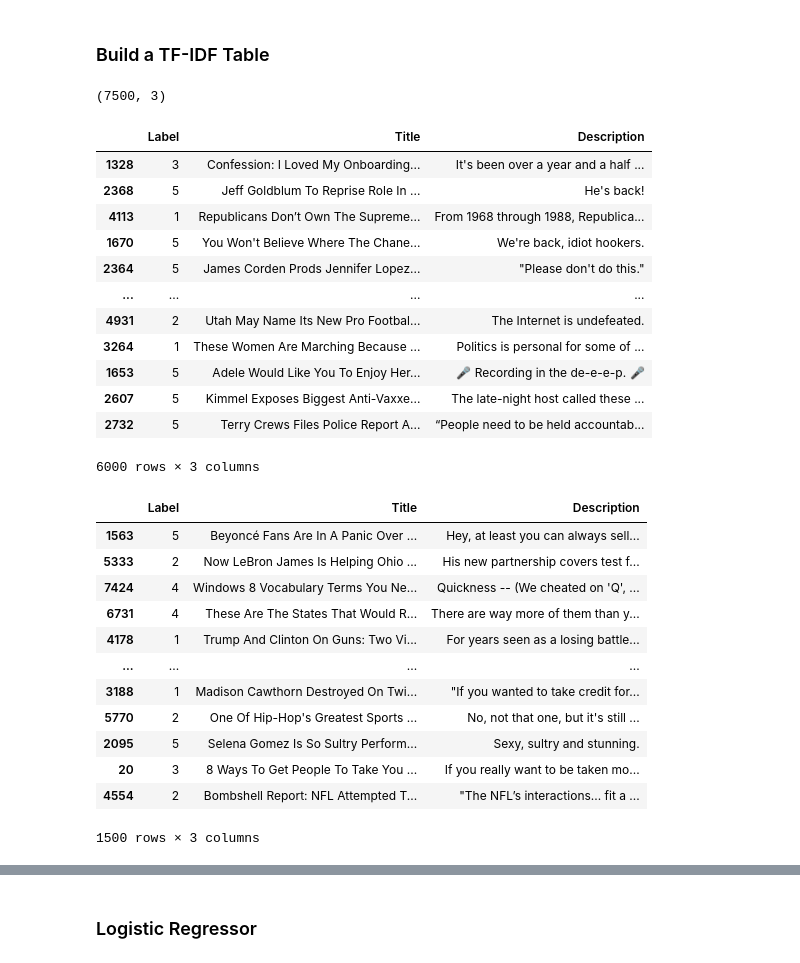
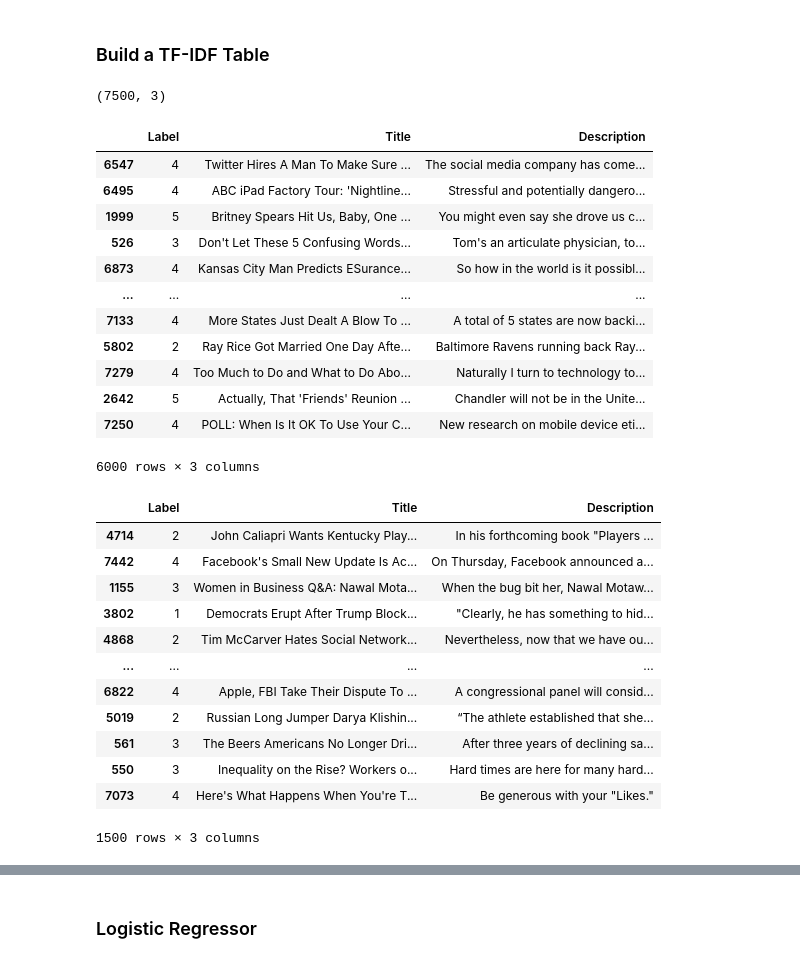
Before and after one commit to hotbox-works/News-Classification-Project, a Jupyter notebook: project1.ipynb, the cells around one changed output, grey strips where cells are left out. Saved outputs shown, nothing was run; the diff lists cells and outputs as text; code cells hidden in the pictures.

```diff
--- a/project1.ipynb
+++ b/project1.ipynb
@@ -44,21 +54,24 @@ DEVICE: cuda
 # %% [markdown]
 ## Data Load & Preprocessing
 # %%
-source_a_train = pd.read_csv("./dataset/dataset_a_train.csv")
-source_a_test = pd.read_csv("./dataset/dataset_a_test.csv")
+# Set A
+SOURCE_A_TRAIN = pd.read_csv("./dataset/dataset_a_train.csv")
+SOURCE_A_TEST = pd.read_csv("./dataset/dataset_a_test.csv")
 
-display(source_a_train.head())
-display(source_a_test.head())
+display(SOURCE_A_TRAIN.head())
+display(SOURCE_A_TEST.head())
 
-source_b_test = pd.read_csv("./dataset/dataset_b_test.csv")
+# Set B
+SOURCE_B_TEST = pd.read_csv("./dataset/dataset_b_test.csv")
 
-display(source_b_test.head())
+display(SOURCE_B_TEST.head())
 
-source_c_train = pd.read_csv("./dataset/dataset_c_train.csv")
-source_c_test = pd.read_csv("./dataset/dataset_c_test.csv")
+# Set C
+SOURCE_C_TRAIN = pd.read_csv("./dataset/dataset_c_train.csv")
+SOURCE_C_TEST = pd.read_csv("./dataset/dataset_c_test.csv")
 
-display(source_c_train.head())
-display(source_c_test.head())
+display(SOURCE_C_TRAIN.head())
+display(SOURCE_C_TEST.head())
 # %% [output]
 |  | Label | Title | Description |
 | 0 | 3 | Huge California Gas Leak Will Com... | A relief well that the company be... |
@@ -114,36 +127,42 @@ _Note_: Labels 2, 3, and 4 have matching meanings across all three datasets. Lab
 # %% [markdown]
 ### Build a TF-IDF Table
 # %%
-a_train, a_val = train_test_split(source_a_train, test_size=0.2, random_state=0)
+# Set A
+a_train, a_validation = train_test_split(
+    SOURCE_A_TRAIN,
+    test_size=0.2,
+    random_state=0,
+    stratify=SOURCE_A_TRAIN["Label"]  # label-stratified split
+)
 
-print(source_a_train.shape)
+print(SOURCE_A_TRAIN.shape)
 display(a_train)
-display(a_val)
+display(a_validation)
 # %% [output]
 (7500, 3)
 |  | Label | Title | Description |
-| 1328 | 3 | Confession: I Loved My Onboarding... | It's been over a year and a half ... |
-| 2368 | 5 | Jeff Goldblum To Reprise Role In ... | He's back! |
-| 4113 | 1 | Republicans Don’t Own The Supreme... | From 1968 through 1988, Republica... |
-| 1670 | 5 | You Won't Believe Where The Chane... | We're back, idiot hookers. |
-| 2364 | 5 | James Corden Prods Jennifer Lopez... | "Please don't do this." |
+| 6547 | 4 | Twitter Hires A Man To Make Sure ... | The social media company has come... |
+| 6495 | 4 | ABC iPad Factory Tour: 'Nightline... | Stressful and potentially dangero... |
+| 1999 | 5 | Britney Spears Hit Us, Baby, One ... | You might even say she drove us c... |
+| 526 | 3 | Don't Let These 5 Confusing Words... | Tom's an articulate physician, to... |
+| 6873 | 4 | Kansas City Man Predicts ESurance... | So how in the world is it possibl... |
 | ... | ... | ... | ... |
-| 4931 | 2 | Utah May Name Its New Pro Footbal... | The Internet is undefeated. |
-| 3264 | 1 | These Women Are Marching Because ... | Politics is personal for some of ... |
-| 1653 | 5 | Adele Would Like You To Enjoy Her... | 🎤 Recording in the de-e-e-p. 🎤 |
-| 2607 | 5 | Kimmel Exposes Biggest Anti-Vaxxe... | The late-night host called these ... |
-| 2732 | 5 | Terry Crews Files Police Report A... | “People need to be held accountab... |
+| 7133 | 4 | More States Just Dealt A Blow To ... | A total of 5 states are now backi... |
+| 5802 | 2 | Ray Rice Got Married One Day Afte... | Baltimore Ravens running back Ray... |
+| 7279 | 4 | Too Much to Do and What to Do Abo... | Naturally I turn to technology to... |
+| 2642 | 5 | Actually, That 'Friends' Reunion ... | Chandler will not be in the Unite... |
+| 7250 | 4 | POLL: When Is It OK To Use Your C... | New research on mobile device eti... |
 6000 rows × 3 columns
 |  | Label | Title | Description |
-| 1563 | 5 | Beyoncé Fans Are In A Panic Over ... | Hey, at least you can always sell... |
-| 5333 | 2 | Now LeBron James Is Helping Ohio ... | His new partnership covers test f... |
-| 7424 | 4 | Windows 8 Vocabulary Terms You Ne... | Quickness -- (We cheated on 'Q', ... |
-| 6731 | 4 | These Are The States That Would R... | There are way more of them than y... |
-| 4178 | 1 | Trump And Clinton On Guns: Two Vi... | For years seen as a losing battle... |
+| 4714 | 2 | John Caliapri Wants Kentucky Play... | In his forthcoming book "Players ... |
+| 7442 | 4 | Facebook's Small New Update Is Ac... | On Thursday, Facebook announced a... |
+| 1155 | 3 | Women in Business Q&A: Nawal Mota... | When the bug bit her, Nawal Motaw... |
+| 3802 | 1 | Democrats Erupt After Trump Block... | "Clearly, he has something to hid... |
+| 4868 | 2 | Tim McCarver Hates Social Network... | Nevertheless, now that we have ou... |
 | ... | ... | ... | ... |
-| 3188 | 1 | Madison Cawthorn Destroyed On Twi... | "If you wanted to take credit for... |
-| 5770 | 2 | One Of Hip-Hop's Greatest Sports ... | No, not that one, but it's still ... |
-| 2095 | 5 | Selena Gomez Is So Sultry Perform... | Sexy, sultry and stunning. |
-| 20 | 3 | 8 Ways To Get People To Take You ... | If you really want to be taken mo... |
-| 4554 | 2 | Bombshell Report: NFL Attempted T... | "The NFL’s interactions... fit a ... |
+| 6822 | 4 | Apple, FBI Take Their Dispute To ... | A congressional panel will consid... |
+| 5019 | 2 | Russian Long Jumper Darya Klishin... | “The athlete established that she... |
+| 561 | 3 | The Beers Americans No Longer Dri... | After three years of declining sa... |
+| 550 | 3 | Inequality on the Rise? Workers o... | Hard times are here for many hard... |
+| 7073 | 4 | Here's What Happens When You're T... | Be generous with your "Likes." |
 1500 rows × 3 columns
```
Also changed, not shown: parts of 16 cells of this notebook.
